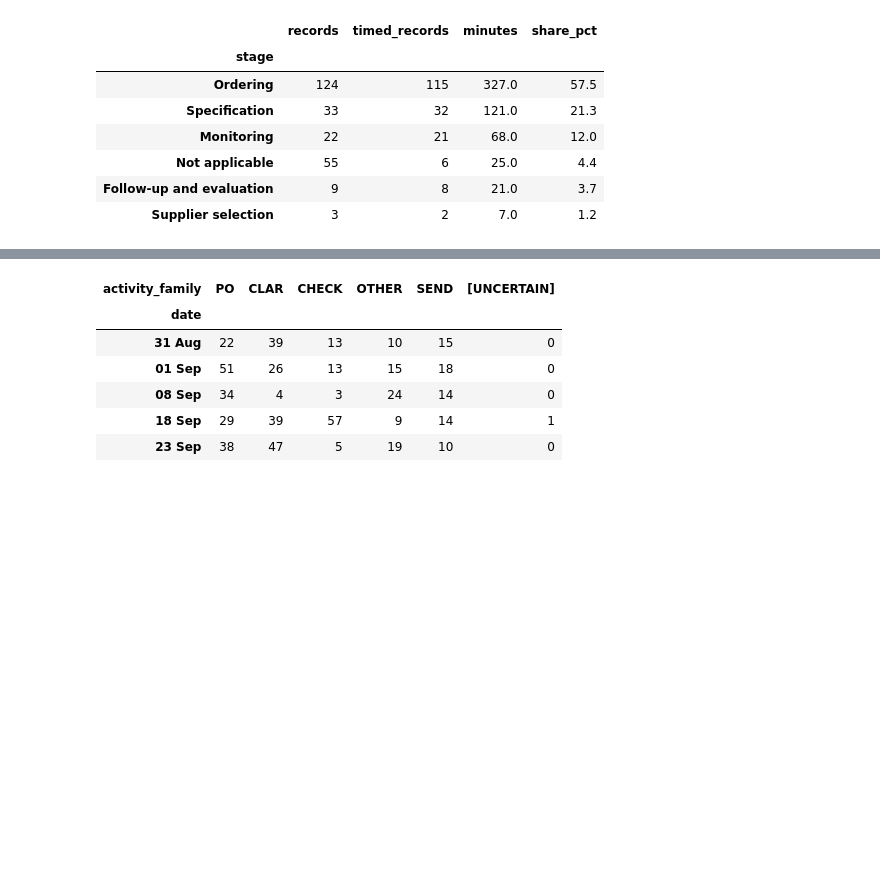
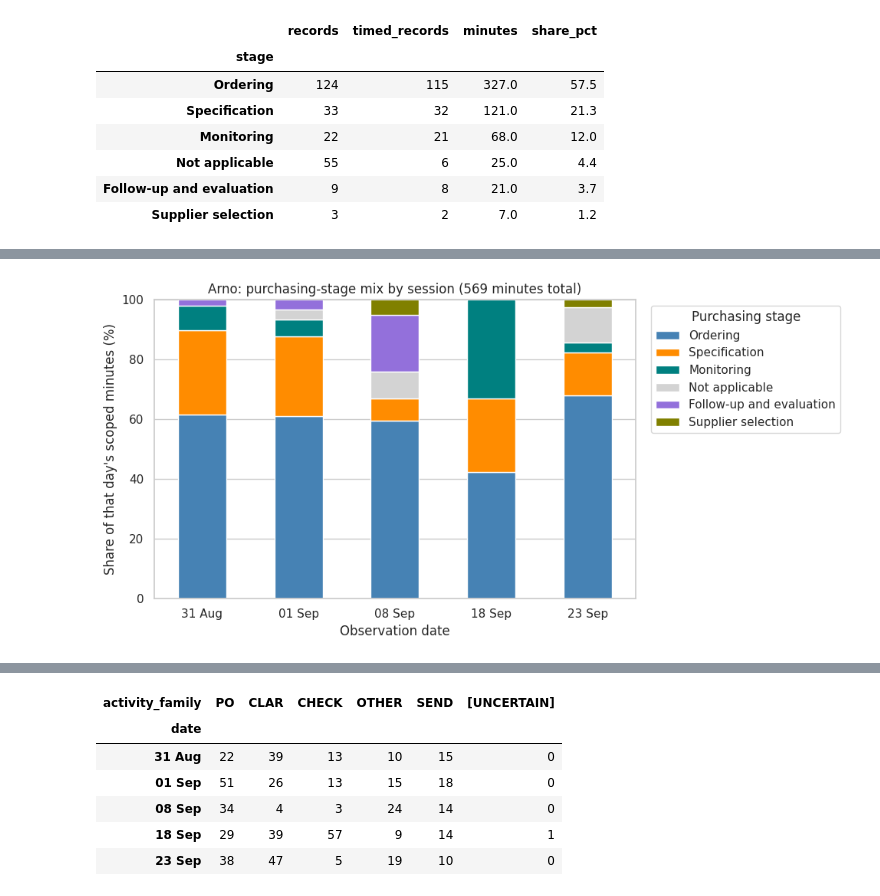
Before and after one commit to Luuuuuig/Bachelor-End-Project, a Jupyter notebook: Arno_Analysis_2026_10_02.ipynb, the cells around one changed output, grey strips where cells are left out. Cells and saved outputs as stored; diff of their text form; code cells hidden in the pictures; blank space fills up the shorter version.

```diff
--- a/Arno_Analysis_2026_10_02.ipynb
+++ b/Arno_Analysis_2026_10_02.ipynb
@@ -605,0 +533,11 @@ with pd.option_context("display.max_colwidth", None):
+# %%
+stage_by_day = analysis.groupby(["date", "stage"])["minutes"].sum().unstack(fill_value=0)
+stage_by_day = stage_by_day.reindex(columns=stage_summary.index, fill_value=0)
+stage_day_totals = stage_by_day.sum(axis=1)
+stage_daily_shares = stage_by_day.div(stage_day_totals, axis=0) * 100
+assert np.allclose(stage_daily_shares.sum(axis=1), 100)
+assert np.allclose(stage_by_day.sum(axis=0), stage_summary["minutes"])
+stage_share_table = stage_daily_shares.T.copy()
+stage_share_table.columns = stage_share_table.columns.strftime("%d %b")
+stage_share_table.columns.name = "Scoped minutes (%)"
+display(stage_share_table.round(1))
@@ -605,0 +553,14 @@ with pd.option_context("display.max_colwidth", None):
+# %%
+stage_share_plot = stage_daily_shares.copy()
+stage_share_plot.index = stage_share_plot.index.strftime("%d %b")
+stage_daily_colors = []
+for stage_name in stage_share_plot.columns:
+    stage_daily_colors.append(stage_colors[stage_name])
+ax = stage_share_plot.plot.bar(stacked=True, color=stage_daily_colors, figsize=(10, 5), rot=0)
+ax.set(xlabel="Observation date", ylabel="Share of that day's scoped minutes (%)",
+       title="Arno: purchasing-stage mix by session (569 minutes total)", ylim=(0, 100))
+ax.legend(title="Purchasing stage", bbox_to_anchor=(1.02, 1), loc="upper left")
+plt.tight_layout()
+plt.show()
+# %% [output]
+[figure, added]
```
Also changed, not shown: parts of 31 cells of this notebook, 1 other file.
